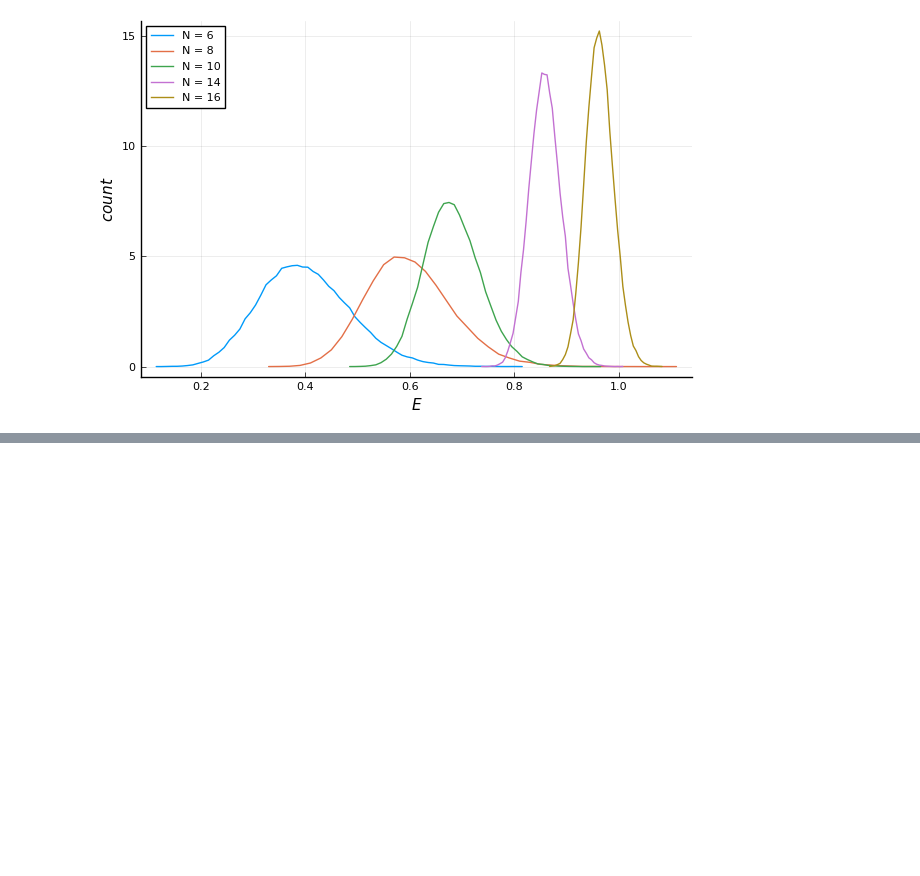
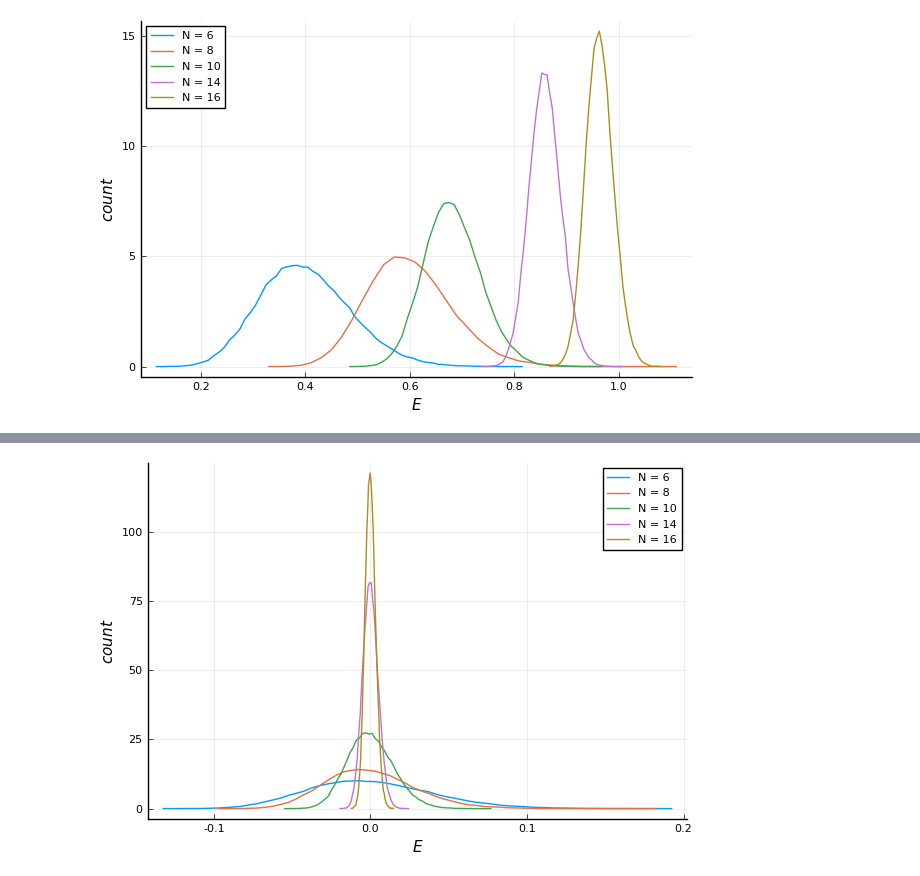
Before and after one commit to lololobo93/SYK.jl, a Jupyter notebook: SYK_plots.ipynb, the cells around one changed output, grey strips where cells are left out. Cells and saved outputs as stored; diff of their text form; code cells hidden in the pictures; blank space fills up the shorter version.

```diff
--- a/SYK_plots.ipynb
+++ b/SYK_plots.ipynb
@@ -168,0 +187,18 @@ scatter(N_array, s_array)
+# %%
+it_num = 100_000
+plot()
+for N in [6, 8, 10, 14, 16]
+    file_fd = string("eig_saves/EIGmax_SYK_N", N, ".dat")
+    fd1 = readdlm(file_fd);
+    fd2 = reshape(fd1, it_num);
+    fd2 = (fd2 .- mean(fd2)) .* ((2^(N/2))^fit_coefstd[2])
+    h = fit(Histogram, fd2, nbins=70)
+    h = normalize(h, mode=:pdf)
+    r = h.edges[1]
+    x = first(r)+step(r)/2:step(r):last(r)
+    plot!(x, h.weights, label = "N = $N")
+end
+ylabel!(L"count")
+xlabel!(L"E")
+# %% [output]
+[figure, added]
```
Also changed, not shown: parts of 6 cells of this notebook.
